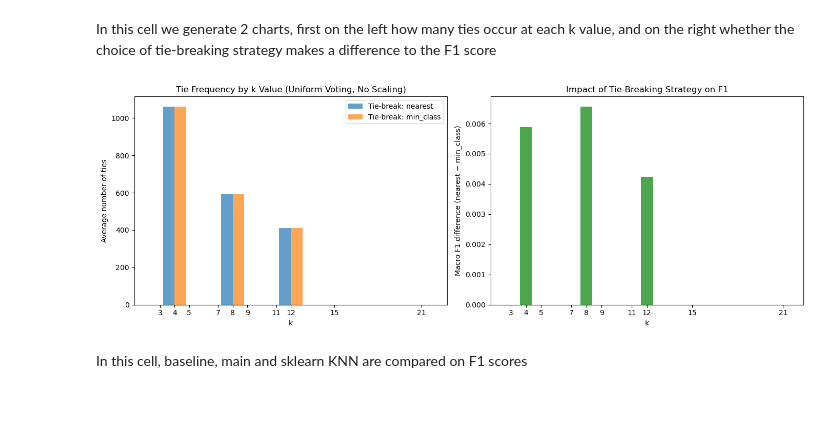
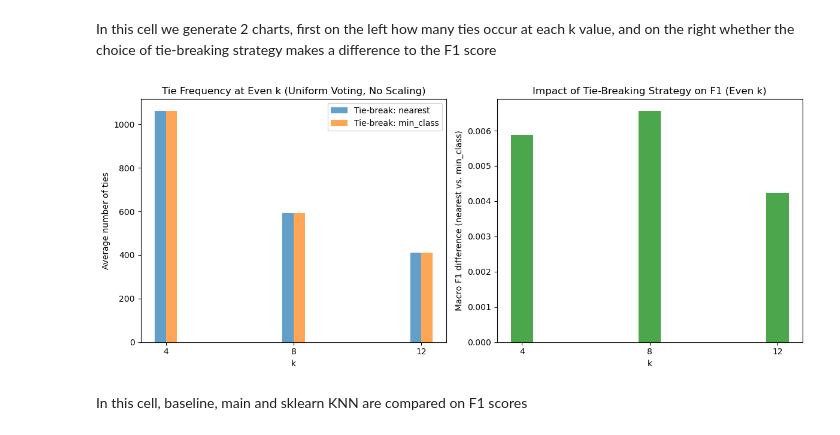
Before and after one commit to MoosTeunisse/MachineLearning-kNN-Project, a Jupyter notebook: src/results/result_outputs.ipynb, the cells around one changed output. Saved outputs shown, nothing was run; the diff lists cells and outputs as text; code cells hidden in the pictures; blank space fills up the shorter version.

Commit message:
Modified tie-breaking graphs to only display even k values

```diff
--- a/src/results/result_outputs.ipynb
+++ b/src/results/result_outputs.ipynb
@@ -189,61 +189,59 @@ plt.show()
 # %% [markdown]
 In this cell we generate 2 charts, first on the left how many ties occur at each k value, and on the right whether the choice of tie-breaking strategy makes a difference to the F1 score
 # %%
-# First, let's see where ties actually matter (even k, uniform voting)
 even_ks = [k for k in ks if k % 2 == 0]
 
-# If your k list has no even values, use all k and filter by ties > 0
-# For odd k there are typically very few ties, so show the contrast
+fig, (ax1, ax2) = plt.subplots(1, 2, figsize=(12, 5))
 
-# Show tie counts and F1 difference for uniform voting, no scaling
-fig, (ax1, ax2) = plt.subplots(1, 2, figsize=(14, 5))
-
-# Left: Average number of ties by k and tie-break method
+# Subset: no scaling, uniform voting, even k only
 subset_ties = df_manual_agg[
     (df_manual_agg["scaling"].isna()) &
-    (df_manual_agg["weights"] == "uniform")
+    (df_manual_agg["weights"] == "uniform") &
+    (df_manual_agg["k"].isin(even_ks))
 ].sort_values("k")
 
-for tb in ["nearest", "min_class"]:
+# Left: Tie frequency by k and tie-break method
+bar_width = 0.35
+for idx, tb in enumerate(["nearest", "min_class"]):
     data = subset_ties[subset_ties["tie_break"] == tb].sort_values("k")
+    offset = -bar_width / 2 if idx == 0 else bar_width / 2
     ax1.bar(
-        data["k"].values + (-0.4 if tb == "nearest" else 0.4),
+        data["k"].values + offset,
         data["ties_mean"],
-        width=0.8,
+        width=bar_width,
         label=f"Tie-break: {tb}",
         alpha=0.7,
     )
 
 ax1.set_xlabel("k")
 ax1.set_ylabel("Average number of ties")
-ax1.set_title("Tie Frequency by k Value (Uniform Voting, No Scaling)")
+ax1.set_title("Tie Frequency at Even k (Uniform Voting, No Scaling)")
 ax1.legend()
-ax1.set_xticks(ks)
+ax1.set_xticks(even_ks)
 
 # Right: F1 difference (nearest - min_class) by k
 nearest_data = subset_ties[subset_ties["tie_break"] == "nearest"].sort_values("k")
 minclass_data = subset_ties[subset_ties["tie_break"] == "min_class"].sort_values("k")
 
-# Merge on k
 merged = nearest_data[["k", "macro_f1_mean"]].merge(
     minclass_data[["k", "macro_f1_mean"]],
     on="k", suffixes=("_nearest", "_minclass")
 )
 merged["f1_diff"] = merged["macro_f1_mean_nearest"] - merged["macro_f1_mean_minclass"]
 
 colors = ["green" if d >= 0 else "red" for d in merged["f1_diff"]]
-ax2.bar(merged["k"], merged["f1_diff"], color=colors, alpha=0.7)
+ax2.bar(merged["k"], merged["f1_diff"], color=colors, alpha=0.7, width=bar_width * 2)
 ax2.axhline(y=0, color="black", linewidth=0.5)
 ax2.set_xlabel("k")
-ax2.set_ylabel("Macro F1 difference (nearest − min_class)")
-ax2.set_title("Impact of Tie-Breaking Strategy on F1")
-ax2.set_xticks(ks)
+ax2.set_ylabel("Macro F1 difference (nearest vs. min_class)")
+ax2.set_title("Impact of Tie-Breaking Strategy on F1 (Even k)")
+ax2.set_xticks(even_ks)
 
 plt.tight_layout()
 plt.savefig("results/fig3_tiebreaking_effect.png", dpi=150)
 plt.show()
 # %% [output]
-[figure, old version]
+[figure, new version]
 # %% [markdown]
 In this cell, baseline, main and sklearn KNN are compared on F1 scores
 # %%
```
Also changed, not shown: 1 other file.
